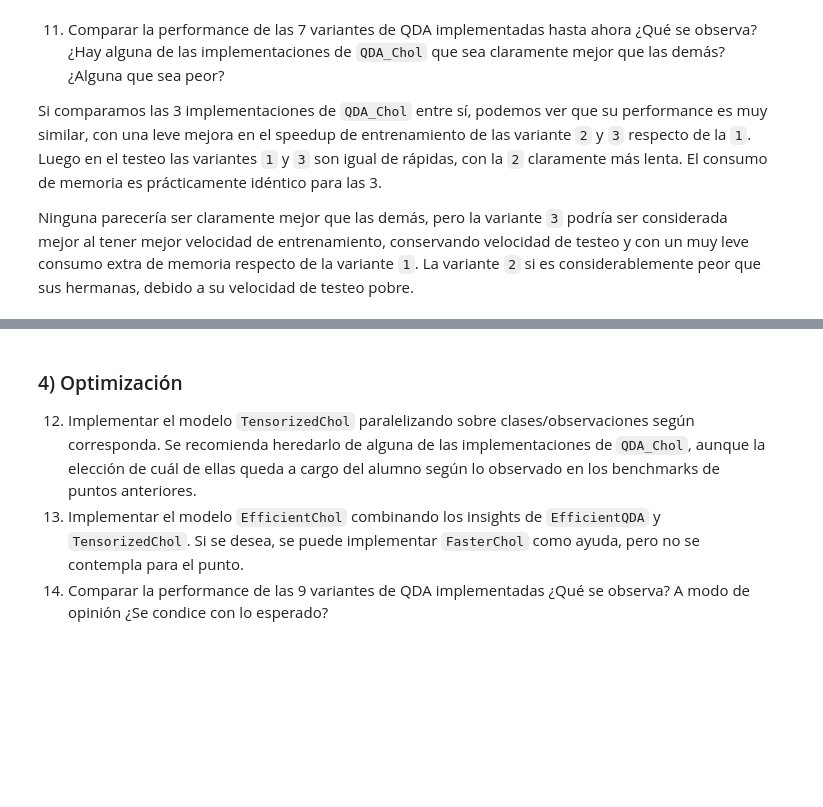
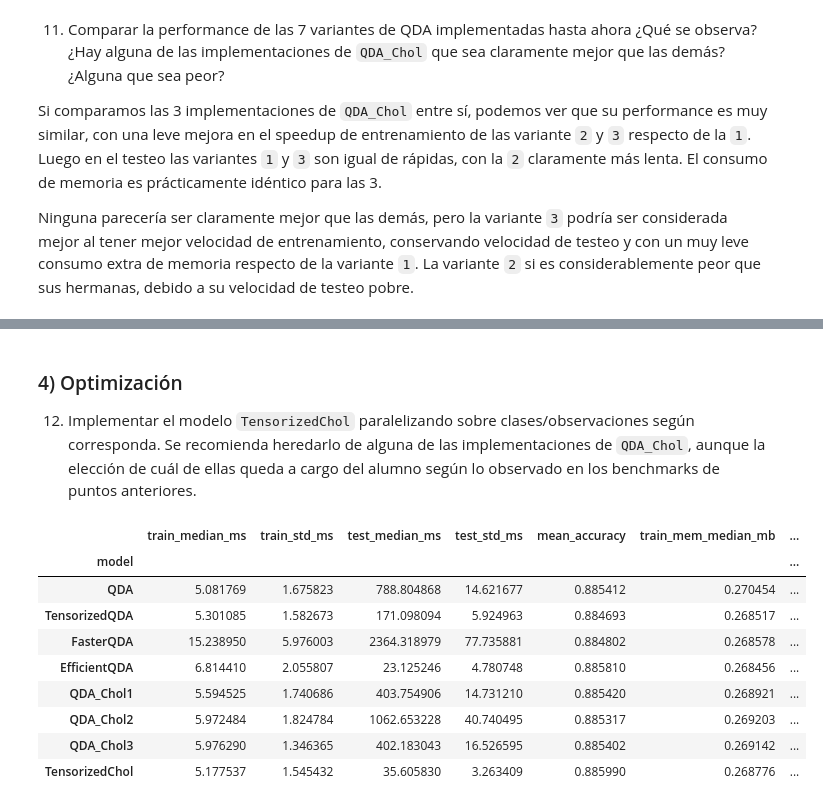
Before and after one commit to jteich99/amia, a Jupyter notebook: TP/AMIA_2025_TP1-TEICH.ipynb, the cells around one changed output, grey strips where cells are left out. Saved outputs shown, nothing was run; the diff lists cells and outputs as text; code cells hidden in the pictures; blank space fills up the shorter version.

```diff
--- a/TP/AMIA_2025_TP1-TEICH.ipynb
+++ b/TP/AMIA_2025_TP1-TEICH.ipynb
@@ -880,5 +883,3 @@ b.summary(baseline='QDA_Chol1')
 ### 4) Optimización
 
 12. Implementar el modelo `TensorizedChol` paralelizando sobre clases/observaciones según corresponda. Se recomienda heredarlo de alguna de las implementaciones de `QDA_Chol`, aunque la elección de cuál de ellas queda a cargo del alumno según lo observado en los benchmarks de puntos anteriores.
-13. Implementar el modelo `EfficientChol` combinando los insights de `EfficientQDA` y `TensorizedChol`. Si se desea, se puede implementar `FasterChol` como ayuda, pero no se contempla para el punto.
-13. Comparar la performance de las 9 variantes de QDA implementadas ¿Qué se observa? A modo de opinión ¿Se condice con lo esperado?
@@ -884,0 +906,15 @@ b.summary(baseline='QDA_Chol1')
+# %%
+b.bench(TensorizedChol)
+#b.summary(baseline='QDA')
+b.summary()
+# %% [output]
+|  | train_median_ms | train_std_ms | test_median_ms | test_std_ms | mean_accuracy | train_mem_median_mb | ... |
+| model |  |  |  |  |  |  | ... |
+| QDA | 5.081769 | 1.675823 | 788.804868 | 14.621677 | 0.885412 | 0.270454 | ... |
+| TensorizedQDA | 5.301085 | 1.582673 | 171.098094 | 5.924963 | 0.884693 | 0.268517 | ... |
+| FasterQDA | 15.238950 | 5.976003 | 2364.318979 | 77.735881 | 0.884802 | 0.268578 | ... |
+| EfficientQDA | 6.814410 | 2.055807 | 23.125246 | 4.780748 | 0.885810 | 0.268456 | ... |
+| QDA_Chol1 | 5.594525 | 1.740686 | 403.754906 | 14.731210 | 0.885420 | 0.268921 | ... |
+| QDA_Chol2 | 5.972484 | 1.824784 | 1062.653228 | 40.740495 | 0.885317 | 0.269203 | ... |
+| QDA_Chol3 | 5.976290 | 1.346365 | 402.183043 | 16.526595 | 0.885402 | 0.269142 | ... |
+| TensorizedChol | 5.177537 | 1.545432 | 35.605830 | 3.263409 | 0.885990 | 0.268776 | ... |
```
Also changed, not shown: parts of 22 cells of this notebook.
